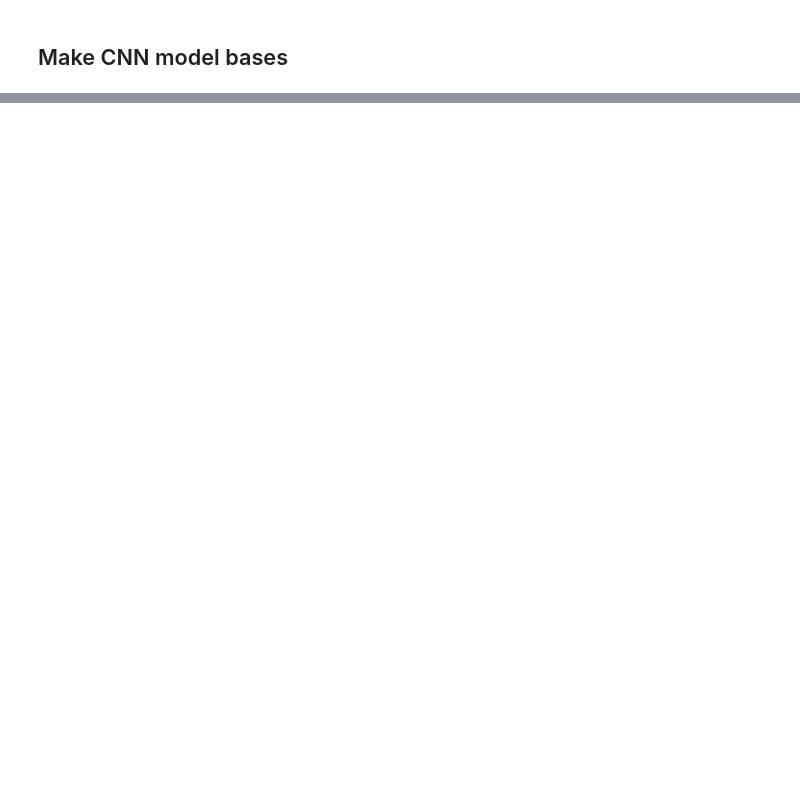
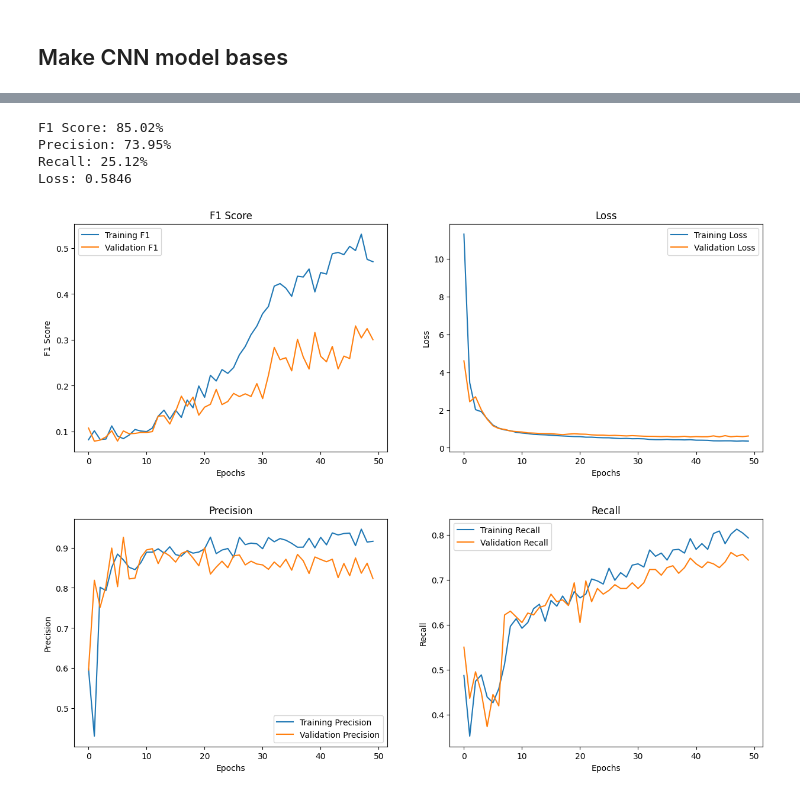
Before and after one commit to Kbeaty26/DS340-Project, a Jupyter notebook: projectCode.ipynb, the cells around one changed output, grey strips where cells are left out. Cells and saved outputs as stored; diff of their text form; code cells hidden in the pictures; blank space fills up the shorter version.

```diff
--- a/projectCode.ipynb
+++ b/projectCode.ipynb
@@ -115,7 +116,7 @@ for c, file in enumerate(os.listdir(path_mendeley)):
         diagnosis_list.append(Diagnosis(
         id=c,
         diagnosis=patient_diagnosis_mendeley,
-        image_path=new_path
+        audio_path=new_path
     ))
 
 # export csv
@@ -271,7 +407,7 @@ Test set: (317, 193, 1) (317, 9)
 # Define model
 def create_cnn_model1(input_shape,n_classes):
     model = Sequential()
-    model.add(Conv1D(64, kernel_size=5, activation='relu', input_shape=(input_shape, 1)))
+    model.add(Conv1D(64, kernel_size=5, activation='relu', input_shape=input_shape))
     model.add(Conv1D(128, kernel_size=5, activation='relu'))
     model.add(MaxPooling1D(2))
     model.add(Conv1D(256, kernel_size=5, activation='relu'))
@@ -318,9 +454,9 @@ def create_cnn_model2(input_shape,n_classes):
     return model
 # %%
 # Define model; change = F1 now using weighted instead of macro
-def create_cnn_model1(input_shape,n_classes):
+def create_cnn_model3(input_shape,n_classes):
     model = Sequential()
-    model.add(Conv1D(64, kernel_size=5, activation='relu', input_shape=(input_shape, 1)))
+    model.add(Conv1D(64, kernel_size=5, activation='relu', input_shape=input_shape))
     model.add(Conv1D(128, kernel_size=5, activation='relu'))
     model.add(MaxPooling1D(2))
     model.add(Conv1D(256, kernel_size=5, activation='relu'))
@@ -336,7 +472,7 @@ def create_cnn_model1(input_shape,n_classes):
         metrics=[
             tf.keras.metrics.Precision(),
             tf.keras.metrics.Recall(),
-            tf.keras.metrics.F1Score(average='macro', threshold=0.5)
+            tf.keras.metrics.F1Score(average='weighted', threshold=0.5)
         ]
     )
     return model
@@ -406,0 +483,10 @@ Loss: 0.3023
+# %%
+# model 1 + base training set
+model_base_1 = create_cnn_model1(input_shape=(base_features_train.shape[1], base_features_train.shape[2]), n_classes=9)
+history_base_1 = model_base_1.fit(
+    base_features_train,
+    train_labels,
+    validation_data=(base_features_val, val_labels),
+    epochs=50,
+    batch_size=200
+)
@@ -406,0 +511,59 @@ Loss: 0.3023
+# %%
+# plots for model 1 + base training set
+score = model_base_1.evaluate(base_features_test, test_labels, batch_size=60, verbose=0)
+print(f"F1 Score: {score[1]:.2%}")
+print(f"Precision: {score[2]:.2%}")
+print(f"Recall: {score[3]:.2%}")
+print("Loss: {:.4f}".format(score[0]))
+
+# Plot F1 score and loss
+plt.figure(figsize=(15, 5))
+
+# F1 Score Plot
+plt.subplot(1, 2, 1)
+plt.title('F1 Score')
+plt.plot(history_base_1.history['f1_score'], label='Training F1')
+plt.plot(history_base_1.history['val_f1_score'], label='Validation F1')
+plt.xlabel('Epochs')
+plt.ylabel('F1 Score')
+plt.legend()
+
+# Loss Plot
+plt.subplot(1, 2, 2)
+plt.title('Loss')
+plt.plot(history_base_1.history['loss'], label='Training Loss')
+plt.plot(history_base_1.history['val_loss'], label='Validation Loss')
+plt.xlabel('Epochs')
+plt.ylabel('Loss')
+plt.legend()
+
+plt.show()
+
+plt.figure(figsize=(15, 5))
+
+# Precision Score Plot
+plt.subplot(1, 2, 1)
+plt.title('Precision')
+plt.plot(history_base_1.history['precision_16'], label='Training Precision')
+plt.plot(history_base_1.history['val_precision_16'], label='Validation Precision')
+plt.xlabel('Epochs')
+plt.ylabel('Precision')
+plt.legend()
+
+# Recall Score Plot
+plt.subplot(1, 2, 2)
+plt.title('Recall')
+plt.plot(history_base_1.history['recall_16'], label='Training Recall')
+plt.plot(history_base_1.history['val_recall_16'], label='Validation Recall')
+plt.xlabel('Epochs')
+plt.ylabel('Recall')
+plt.legend()
+
+plt.show()
+# %% [output]
+F1 Score: 85.02%
+Precision: 73.95%
+Recall: 25.12%
+Loss: 0.5846
+[figure, added]
+[figure, added]
```
Also changed, not shown: parts of 50 cells of this notebook, 2 other files.
